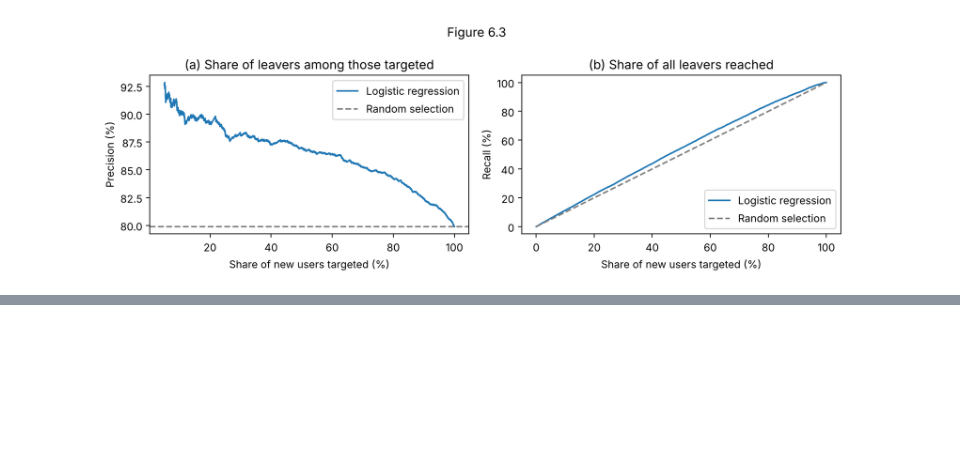
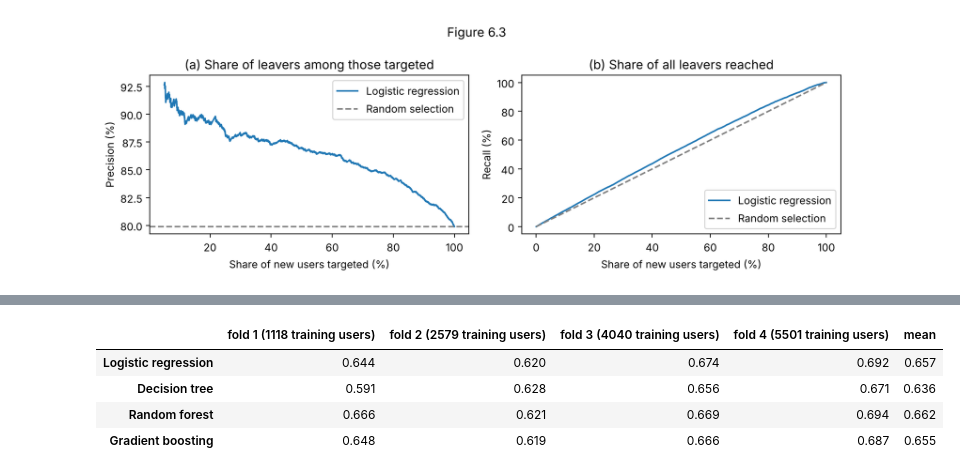
Before and after one commit to AliHoeg/intro_to_ba_project, a Jupyter notebook: exploraroty2.ipynb, the cells around one changed output, grey strips where cells are left out. Saved outputs shown, nothing was run; the diff lists cells and outputs as text; code cells hidden in the pictures; blank space fills up the shorter version.

```diff
--- a/exploraroty2.ipynb
+++ b/exploraroty2.ipynb
@@ -1610,0 +1348,20 @@ plt.show()
+# %%
+# Table 8.2: Cross-validated AUC fold by fold (training data). The logistic regression uses FORMULA from section 6;
+# the trees use the settings chosen in Table 7.1 (random forest with 300 trees, as in the tuning).
+fold_rows = {}
+lr_folds = []
+for a, b in FOLDS:
+    fit = smf.logit(FORMULA, data=train.iloc[a]).fit(disp=0)
+    lr_folds.append(roc_auc_score(y_train.iloc[b], fit.predict(train.iloc[b])))
+fold_rows["Logistic regression"] = lr_folds
+for model_name, (Model, grid, fixed) in GRIDS.items():
+    fold_rows[model_name] = cv_fold_aucs(Model(**best.loc[model_name, "params"], **fixed))
+table_8_2 = pd.DataFrame(fold_rows, index=[f"fold {i + 1} ({len(a)} training users)" for i, (a, b) in enumerate(FOLDS)]).T
+table_8_2["mean"] = table_8_2.mean(axis=1)
+table_8_2.round(3)
+# %% [output]
+|  | fold 1 (1118 training users) | fold 2 (2579 training users) | fold 3 (4040 training users) | fold 4 (5501 training users) | mean |
+| Logistic regression | 0.644 | 0.620 | 0.674 | 0.692 | 0.657 |
+| Decision tree | 0.591 | 0.628 | 0.656 | 0.671 | 0.636 |
+| Random forest | 0.666 | 0.621 | 0.669 | 0.694 | 0.662 |
+| Gradient boosting | 0.648 | 0.619 | 0.666 | 0.687 | 0.655 |
```
Also changed, not shown: parts of 52 cells of this notebook.
